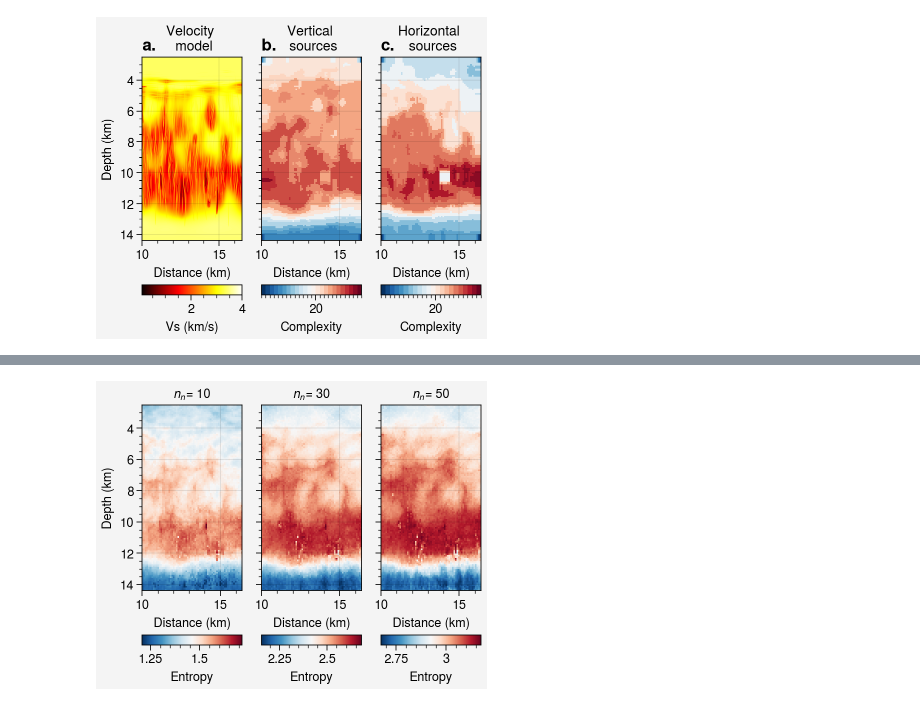
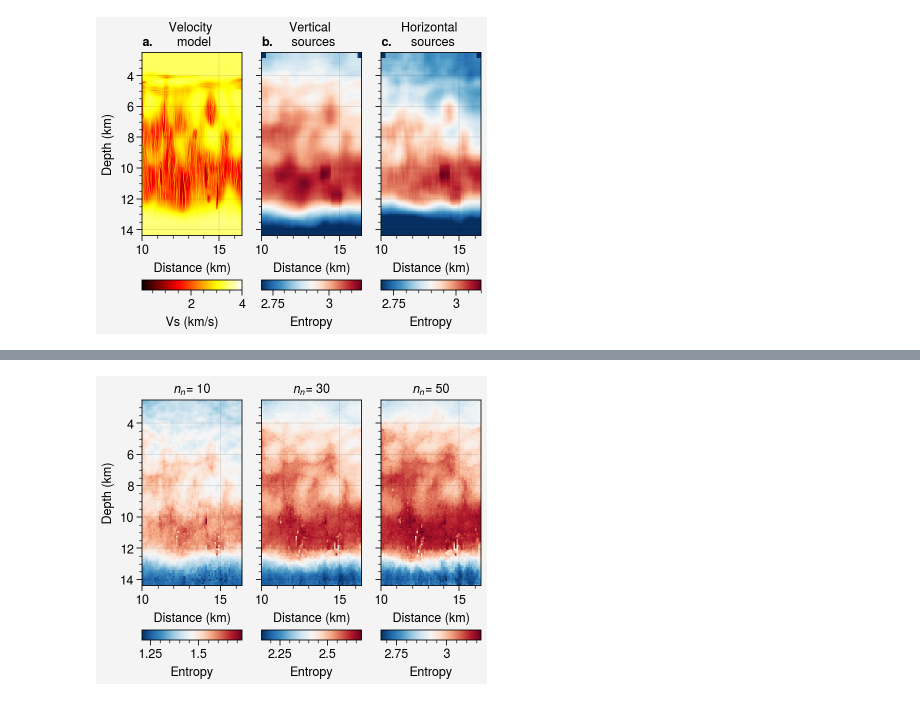
Before and after one commit to resfahani/scatnet4scatwaves, a Jupyter notebook: figure_notebooks/02_complexity analysis.ipynb, the cells around one changed output, grey strips where cells are left out. Cells and saved outputs as stored; diff of their text form; code cells hidden in the pictures.

```diff
--- a/figure_notebooks/02_complexity analysis.ipynb
+++ b/figure_notebooks/02_complexity analysis.ipynb
@@ -864,57 +999,69 @@ for dd in [scattering_coef_vs_norm, scattering_coef_hs_norm]:
 # %%
 threshold = 0.8
-
 
 entropy_in_model = []
 
 for dd in [scattering_coef_vs_norm, scattering_coef_hs_norm]:
-    ld_md = calculate_local_entropy_in_model(dd,
-                                            vs.shape, radii = radii,)
 
-    entropy_in_model.append(ld_md)
+    local_entropy = calculate_local_entropy_in_model(
+        dd,
+        vs_model.shape,
+        radii = radii,
+        )
+
+    entropy_in_model.append(local_entropy)
 # %%
+fig = pplt.figure(refwidth=1, sharey=True, sharex = False)
+axs = fig.subplots(ncols=3, nrows=1)
 
-fig = pplt.figure(refwidth=1, sharey=True, sharex = False)
-ax = fig.subplots(ncols=3, nrows=1)
+NAME_TITLE = ['Velocity \n model', 'Vertical \n sources', 'Horizontal \n sources']
 
-im1 = ax[0].imshow(vs_hr, extent= [x_dist_hr.min(), x_dist_hr.max(), y_dist_hr.max(), y_dist_hr.min()],
-                       cmap= 'hot', vmin = 0.1, vmax =4,
-                       rasterized= True, colorbar = 'b', colorbar_kw={'label':'Vs (km/s)', 'width':0.1})
+ax = axs[0]
+im1 = ax.imshow(
+    vs_hr,
+    cmap = 'hot',
+    vmin = 0.1,
+    vmax =4,
+    rasterized = True,
+    colorbar = 'b',
+    colorbar_kw={'label':'Vs (km/s)', 'width':0.1},
+    extent = [x_dist_hr.min(), x_dist_hr.max(), y_dist_hr.max(), y_dist_hr.min()],
+    )
 
+ax.set_ylim(y_dist.max(), y_dist.min())
+ax.set_ylabel('Depth (km)')
+ax.set_xlabel('Distance (km)')
 
-ax[0].set_ylim(y_dist.max(), y_dist.min())
-ax[0].set_ylabel('Depth (km)')
-ax[0].set_xlabel('Distance (km)')
+for i, loc_dim in enumerate(entropy_in_model):
+    ax = axs[i+1]
+    im1 = ax.imshow(
+        loc_dim.reshape(ny, nx),
+        cmap = 'RdBu_r',
+        aspect = 'auto',
+        rasterized = True,
+        colorbar = 'b',
+        colorbar_kw={'label':'Entropy', 'width':0.1},
+        extent = [x_dist.min(), x_dist.max(), y_dist.max(), y_dist.min()],
+        vmin = 2.7,
+        )
 
+    ax.set_ylim(y_dist.max(), y_dist.min())
+    ax.set_xlim(x_dist.min(), x_dist.max())
+    ax.set_xlabel('Distance (km)')
 
-for i, loc_dim in enumerate(loc_dim_in_model):
-
-    levels = pplt.arange(np.min(loc_dim), np.max(loc_dim)+2, 1)
-
-    im1 = ax[i+1].imshow(loc_dim.reshape(120, 65),
-                        cmap= 'RdBu_r',
-                        vmin= loc_dim.min(),
-                        vmax= loc_dim.max(),
-                        extent= [x_dist.min(), x_dist.max(), y_dist.max(), y_dist.min()],
-                        aspect= 'auto',
-                        rasterized= True,
-                        colorbar= 'b',
-                        colorbar_kw= {'label':'Complexity', 'width':0.1},
-                        levels= levels)
-
-    ax[i+1].set_ylim(y_dist.max(), y_dist.min())
-    ax[i+1].set_xlim(x_dist.min(), x_dist.max())
-
-    #ax[1].set_ylim(dim.min()-1, dim.max()+1)
-    ax[i+1].set_xlabel('Distance (km)')
-    #cbar.set_label('Complexity index')
-
-for i in range(len(ax)):
-    ax[i].set_title(f'{tit_ind[i]}.', loc = 'left', fontsize = 12, fontweight="bold")
-
-[ax[i].set_title(f) for i, f in enumerate(['Velocity \n model', 'Vertical \n sources', 'Horizontal \n sources'])]
+for i, ax in enumerate(axs):
+    ax.set_title(f'{tit_ind[i]}.', loc = 'left', fontsize = fontsize, fontweight="bold")
+    ax.set_title(NAME_TITLE[i], fontsize = fontsize)
 
 fig.tight_layout()
-fig.savefig(savepath + "LOCAL_DIMENSIONALITY_in_model" + ".png", bbox_inches="tight", dpi=300, transparent=True,)
+
+PATH = FIG_PATH + "entropy_in_model.png"
+
+fig.savefig(
+    PATH,
+    bbox_inches="tight",
+    dpi=300,
+    transparent=True,
+    )
 # %% [output]
-[figure, old version]
+[figure, new version]
```
Also changed, not shown: parts of 58 cells of this notebook, 11 other files.
